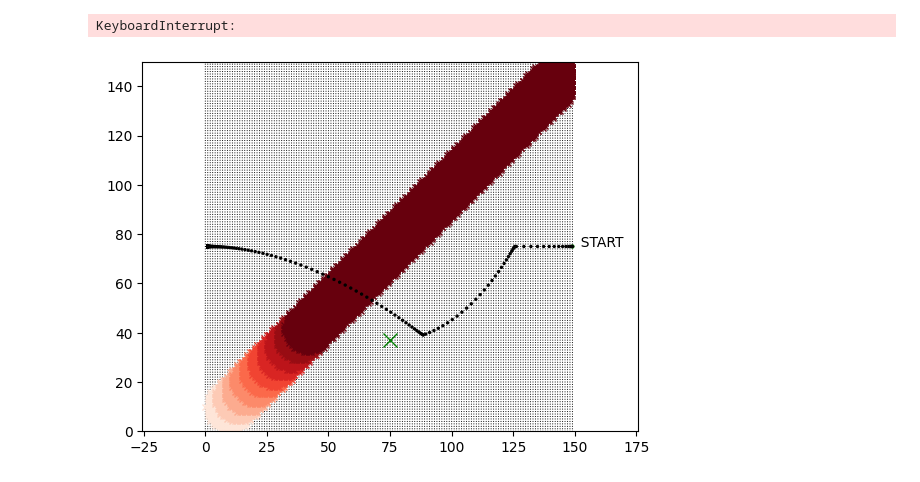
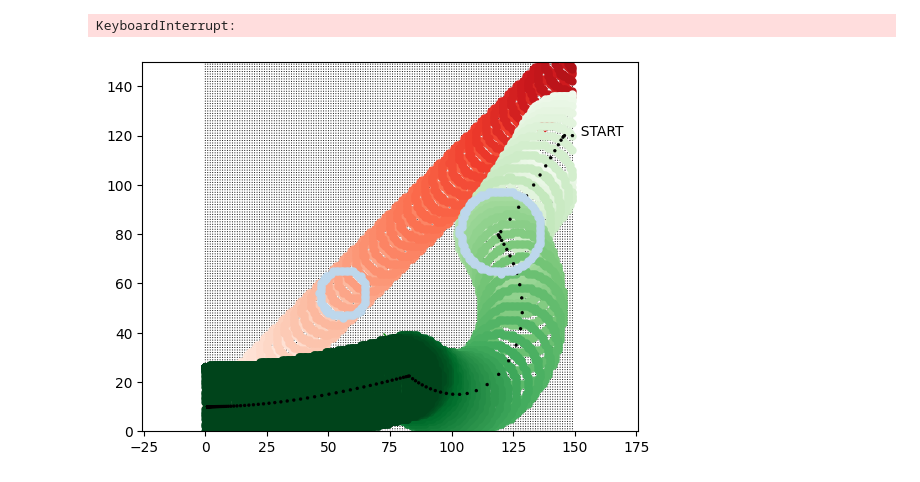
Before and after one commit to waynechu1109/Dodging-Dynamical-Obstacles-Using-Turtlebot4-Camera-Feed, a Jupyter notebook: dodge_planner.ipynb, the cells around one changed output. Cells and saved outputs as stored; diff of their text form; code cells hidden in the pictures.

```diff
--- a/dodge_planner.ipynb
+++ b/dodge_planner.ipynb
@@ -32,7 +32,7 @@ obstacle_x_velo = obstacle_velocity* np.cos(current_position[2])
 obstacle_y_velo = obstacle_velocity* np.sin(current_position[2])
 
 robot_radius = 17.    # cm (r)
-initial_robot_position = [149., 75., np.pi]    # [x, y, theta]
+initial_robot_position = [149., 120., np.pi]    # [x, y, theta]
 current_robot_position = initial_robot_position
 robot_velocity = 10.
 robot_omega = 0.
@@ -42,7 +42,7 @@ robot_x_velo = robot_velocity* np.cos(current_robot_position[2])
 robot_y_velo = robot_velocity* np.sin(current_robot_position[2])
 
 temp_target = [0., 0., 0.]
-target = [1., 75., np.pi]
+target = [1., 10., np.pi]
 diff_arr = [0., 0., 0.]
 controller_index = 0
 
@@ -50,21 +50,22 @@ sampling_freq = 1.    # Hz
 safety_margin = 3*robot_radius
 
 turn = 0
+nearby = 0
 
 def crossing(x, y, iteration, colorcode, zorder_index):
     if colorcode == 1:
-        plt.plot(x, y, marker='x', markersize=5, color=plt.cm.Reds((iteration+1)/10), zorder=zorder_index)
+        plt.plot(x, y, marker='o', markersize=5, color=plt.cm.Reds((iteration+1)/50), zorder=zorder_index)
     elif colorcode == 2:
-        plt.plot(x, y, marker='x', markersize=5, color=plt.cm.Greens((iteration+1)/10), zorder=zorder_index)
+        plt.plot(x, y, marker='o', markersize=5, color=plt.cm.Greens((iteration+1)/50), zorder=zorder_index)
     elif colorcode == 3:
-        plt.plot(x, y, marker='x', markersize=5, color=plt.cm.Blues((iteration+1)/10), zorder=zorder_index)
+        plt.plot(x, y, marker='o', markersize=5, color=plt.cm.Blues((iteration+1)/50), zorder=zorder_index)
 
 def brachistochrone_drawer():
     pass
 
 def controller(diff_x, diff_y, diff_theta, controller_index):
     global robot_velocity, robot_omega, current_robot_position, robot_x_velo, robot_y_velo
-    k1 = (1000e-4)      # speed
+    k1 = (1100e-4)      # speed
     k2 = (5*k1)      # trajectory
 
     z1 = diff_theta
@@ -82,15 +83,16 @@ def controller(diff_x, diff_y, diff_theta, controller_index):
     robot_omega = u1
     # robot_velocity = 1*(u2 + z3*u1)   # the linear velocoty of the robot
     # get start from zero velocity
-    if controller_index <= 50:
-        robot_velocity = ((controller_index+1)/(50+5))*(u2 + z3*u1)
+    slow_region = 30
+    if controller_index <= slow_region:
+        robot_velocity = ((controller_index+1)/(slow_region*1.1))*(u2 + z3*u1)
     else:
         robot_velocity = 1*(u2 + z3*u1)   # the linear velocoty of the robot
     robot_x_velo = -robot_velocity* np.cos(current_robot_position[2])      # the negative sign should be modified
     robot_y_velo = -robot_velocity* np.sin(current_robot_position[2])      # the negative sign should be modified
 
 
-# plotting obstacle's trajectory
+# plotting trajectory
 while (0<current_position[0] and current_position[0]<size and 0<current_position[1] and current_position[1]<size
        or 0<current_robot_position[0] and current_robot_position[0]<size and 0<current_robot_position[1] and current_robot_position[1]<size):
     # plot the starting point
@@ -106,6 +108,7 @@ while (0<current_position[0] and current_position[0]<size and 0<current_position
                (current_position[1]-current_robot_position[1])**2
                ) <= obstacle_radius+robot_radius+safety_margin and turn == 0:
         print("iteration:", iteration+1, "obstacle nearby!!")
+        nearby = 1
         # get the trajectory of obstacle through robot
         # the formula of the trajectory: y=ax+b
         a = np.tan(current_position[2])
@@ -114,10 +117,10 @@ while (0<current_position[0] and current_position[0]<size and 0<current_position
         # dodge_slope = -(1./(np.tan(current_position[2])))  # the slope of the line normal to the trajectory
 
         # determine the temporary distination robot should go
-        if current_position[0] < current_robot_position[0]:  # if the obstacle left to robot, ### Robot go RIGHT ###
+        if (a*current_robot_position[0]-current_robot_position[1]+b > 0): # if the robot right to trajectory, ### Robot go RIGHT ###
             temp_target[0] = current_position[0] + (obstacle_radius+robot_radius)*np.cos(np.pi/2-current_position[2])
             temp_target[1] = current_position[1] - (obstacle_radius+robot_radius)*np.sin(np.pi/2-current_position[2])
-        else:                                                # if the obstacle left to robot, ### Robot go LEFT ###
+        else:                                                             # if the robot left to trajectory, ### Robot go LEFT ###
             temp_target[0] = current_position[0] - (obstacle_radius+robot_radius)*np.cos(np.pi/2-current_position[2])
             temp_target[1] = current_position[1] + (obstacle_radius+robot_radius)*np.sin(np.pi/2-current_position[2])
         temp_target[2] = current_robot_position[2]
@@ -140,26 +143,34 @@ while (0<current_position[0] and current_position[0]<size and 0<current_position
         controller_index += 1
         print(robot_x_velo, robot_y_velo, robot_omega)   # print for debugging
         if np.sqrt((current_robot_position[0]-temp_target[0])**2 +
-                   (current_robot_position[1]-temp_target[1])**2) < robot_radius:  # if robot is close enough to temp. distination, continue
+                   (current_robot_position[1]-temp_target[1])**2) < 1.2*robot_radius:  # if robot is close enough to temp. distination, continue
             turn = 0
             controller_index = 0
 
     # plot the current status (arrow)
     plt.quiver(current_robot_position[0], current_robot_position[1],
                 1*np.cos(current_robot_position[2]), 1*np.sin(current_robot_position[2]),
-                scale=1, units='xy', zorder = 3)
+                scale=0.8, units='xy', zorder = 3)
 
+    # plot the area for obstacle and robot
     for x in range(size):
         for y in range(size):
-            if np.sqrt((current_position[0]-x)**2 + (current_position[1]-y)**2) <= obstacle_radius:
+            if (np.sqrt((current_position[0]-x)**2 + (current_position[1]-y)**2) <= obstacle_radius
+                and np.sqrt((current_position[0]-x)**2 + (current_position[1]-y)**2) >= obstacle_radius - 1) and not nearby:
                 crossing(x, y, iteration, 1, 1)
-                # print out the position cannot go through
-                # print("time:", iteration/sampling_freq, "(", x, ",", y, ")")
-            # if np.sqrt((current_robot_position[0]-x)**2 + (current_robot_position[1]-y)**2) <= robot_radius:
-            #     crossing(x, y, iteration, 2, 2)
-                # print out the position cannot go through
-                # print("time:", iteration/sampling_freq, "(", x, ",", y, ")")
-    iteration += 1
+            elif (np.sqrt((current_position[0]-x)**2 + (current_position[1]-y)**2) <= obstacle_radius
+                and np.sqrt((current_position[0]-x)**2 + (current_position[1]-y)**2) >= obstacle_radius - 1) and nearby:
+                crossing(x, y, iteration, 3, 4)
+
+
+            if (np.sqrt((current_robot_position[0]-x)**2 + (current_robot_position[1]-y)**2) <= robot_radius
+                and np.sqrt((current_robot_position[0]-x)**2 + (current_robot_position[1]-y)**2) >= robot_radius - 1) and not nearby:
+                crossing(x, y, iteration, 2, 2)
+            elif (np.sqrt((current_robot_position[0]-x)**2 + (current_robot_position[1]-y)**2) <= robot_radius
+                and np.sqrt((current_robot_position[0]-x)**2 + (current_robot_position[1]-y)**2) >= robot_radius - 1) and nearby:
+                crossing(x, y, iteration, 3, 4)
+
+    nearby = 0
 
     # moving to next position
     current_position[0] += obstacle_x_velo*(1/sampling_freq)
@@ -167,5 +178,6 @@ while (0<current_position[0] and current_position[0]<size and 0<current_position
     current_robot_position[0] += robot_x_velo*(1/sampling_freq)
     current_robot_position[1] += robot_y_velo*(1/sampling_freq)
     current_robot_position[2] += robot_omega*(1/sampling_freq)
+    iteration += 1
 # %% [output]
 iteration: 14 obstacle nearby!!
@@ -188,2 +200,2 @@ iteration: 14 obstacle nearby!!
 KeyboardInterrupt:
-[figure, old version]
+[figure, new version]
```
Also changed, not shown: parts of 2 cells of this notebook.
